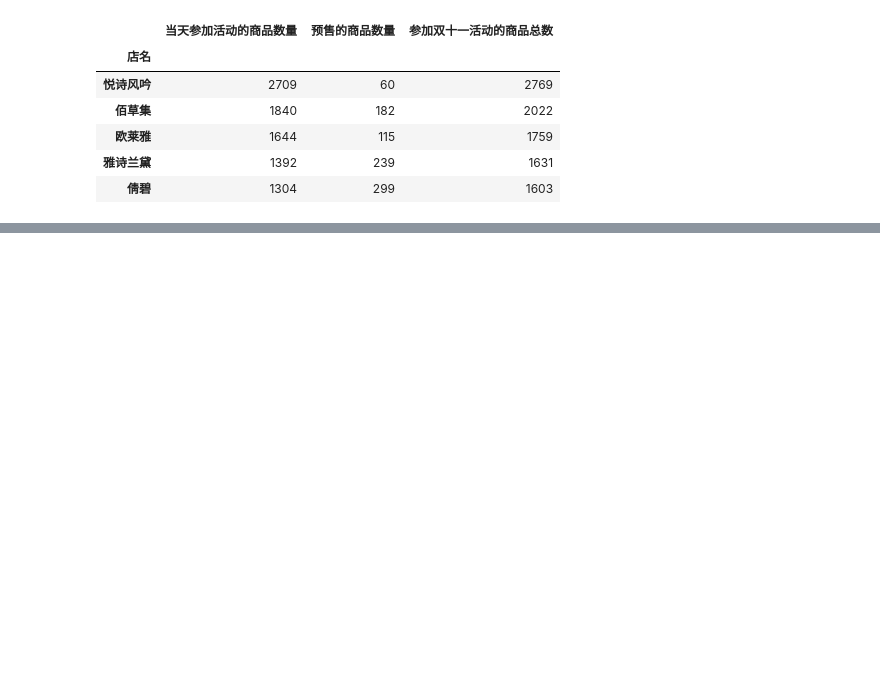
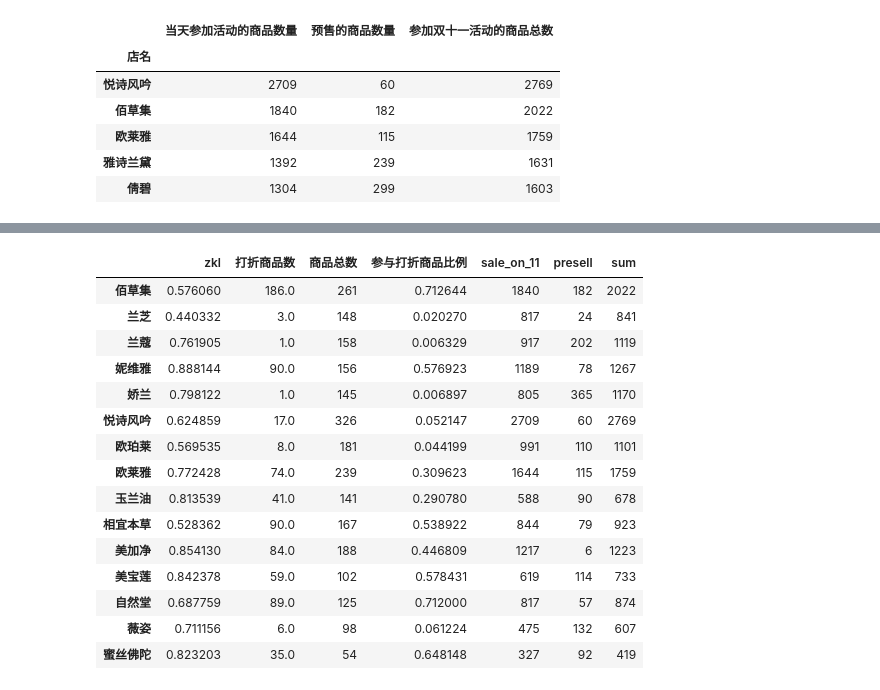
Before and after one commit to Mounment/python-data-analyze, a Jupyter notebook: project/8/E-commerec data analyze.ipynb, the cells around one changed output, grey strips where cells are left out. Saved outputs shown, nothing was run; the diff lists cells and outputs as text; code cells hidden in the pictures; blank space fills up the shorter version.

```diff
--- a/project/8/E-commerec data analyze.ipynb
+++ b/project/8/E-commerec data analyze.ipynb
@@ -309,0 +354,12 @@ show(p)
+# %%
+# 针对在打折的商品，其折扣率是多少
+
+result3_data1 = data2[['id','price','periord','店名']].groupby(['id','periord']).min()
+result3_data1.reset_index(inplace=True)
+#print(result3_data1.head())
+
+result3_before11 = result3_data1[result3_data1['periord']=='双十一前']
+result3_at11 = result3_data1[result3_data1['periord']=='双十一当天']
+result3_data2 = pd.merge(result3_at11,result3_before11,on='id')          # 筛选出商品双十一当天及双十一之前的价格
+
+result3_data2['zkl'] = result3_data2['price_x']/result3_data2['price_y'] # 计算折扣率
@@ -309,0 +407,40 @@ show(p)
+# %%
+# 解析出不同品牌的参与打折商品比例及折扣力度，并做散点图，总结打折套路
+
+data_zk = result3_data2[result3_data2['zkl']<0.95]         # 删除未打折数据
+result4_zkld = data_zk.groupby(['店名_y'])['zkl'].mean()   # 筛选出不同品牌的折扣率
+
+n_dz = data_zk['店名_y'].value_counts()
+n_zs = result3_data2['店名_y'].value_counts()
+
+result4_dzspbl = pd.DataFrame({'打折商品数':n_dz,           # 计算出不同品牌参与打折商品比例
+                               '商品总数':n_zs})
+
+result4_dzspbl['参与打折商品比例'] = result4_dzspbl['打折商品数']/result4_dzspbl['商品总数']
+
+result4_dzspbl.dropna(inplace=True)
+#print(result4_dzspbl.head())
+
+result4_sum = result2_data.copy()                           # 筛选出品牌参加双11活动的商品总数
+
+result4_data = pd.merge(pd.DataFrame(result4_zkld),result4_dzspbl,left_index=True,right_index=True,how='inner')
+result4_data = pd.merge(result4_data,result4_sum,left_index=True,right_index=True,how='inner')
+
+result4_data
+# %% [output]
+|  | zkl | 打折商品数 | 商品总数 | 参与打折商品比例 | sale_on_11 | presell | sum |
+| 佰草集 | 0.576060 | 186.0 | 261 | 0.712644 | 1840 | 182 | 2022 |
+| 兰芝 | 0.440332 | 3.0 | 148 | 0.020270 | 817 | 24 | 841 |
+| 兰蔻 | 0.761905 | 1.0 | 158 | 0.006329 | 917 | 202 | 1119 |
+| 妮维雅 | 0.888144 | 90.0 | 156 | 0.576923 | 1189 | 78 | 1267 |
+| 娇兰 | 0.798122 | 1.0 | 145 | 0.006897 | 805 | 365 | 1170 |
+| 悦诗风吟 | 0.624859 | 17.0 | 326 | 0.052147 | 2709 | 60 | 2769 |
+| 欧珀莱 | 0.569535 | 8.0 | 181 | 0.044199 | 991 | 110 | 1101 |
+| 欧莱雅 | 0.772428 | 74.0 | 239 | 0.309623 | 1644 | 115 | 1759 |
+| 玉兰油 | 0.813539 | 41.0 | 141 | 0.290780 | 588 | 90 | 678 |
+| 相宜本草 | 0.528362 | 90.0 | 167 | 0.538922 | 844 | 79 | 923 |
+| 美加净 | 0.854130 | 84.0 | 188 | 0.446809 | 1217 | 6 | 1223 |
+| 美宝莲 | 0.842378 | 59.0 | 102 | 0.578431 | 619 | 114 | 733 |
+| 自然堂 | 0.687759 | 89.0 | 125 | 0.712000 | 817 | 57 | 874 |
+| 薇姿 | 0.711156 | 6.0 | 98 | 0.061224 | 475 | 132 | 607 |
+| 蜜丝佛陀 | 0.823203 | 35.0 | 54 | 0.648148 | 327 | 92 | 419 |
```
Also changed, not shown: parts of 6 cells of this notebook.
